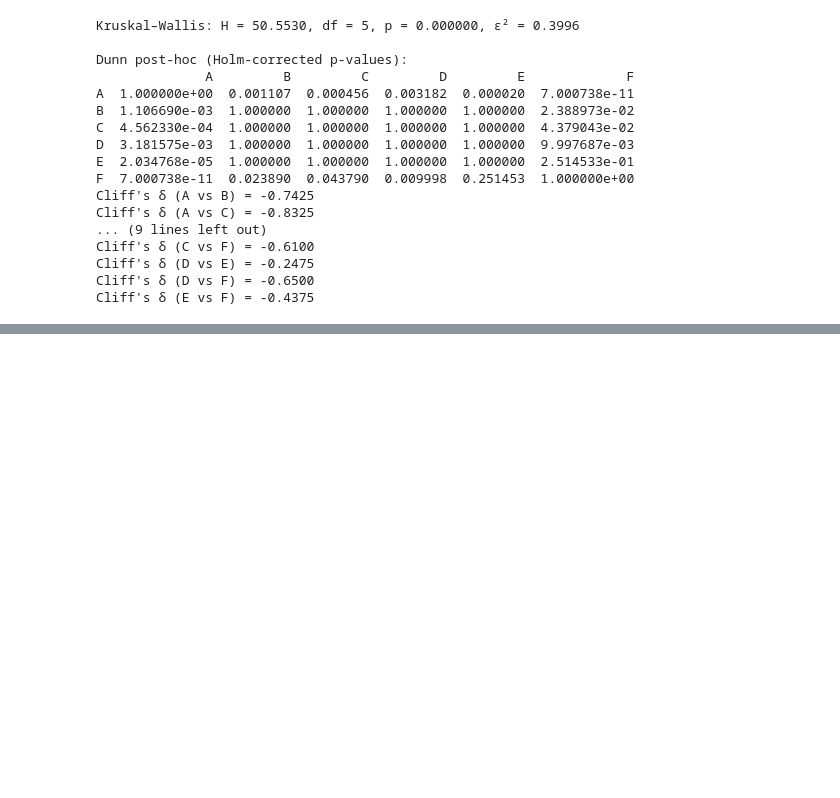
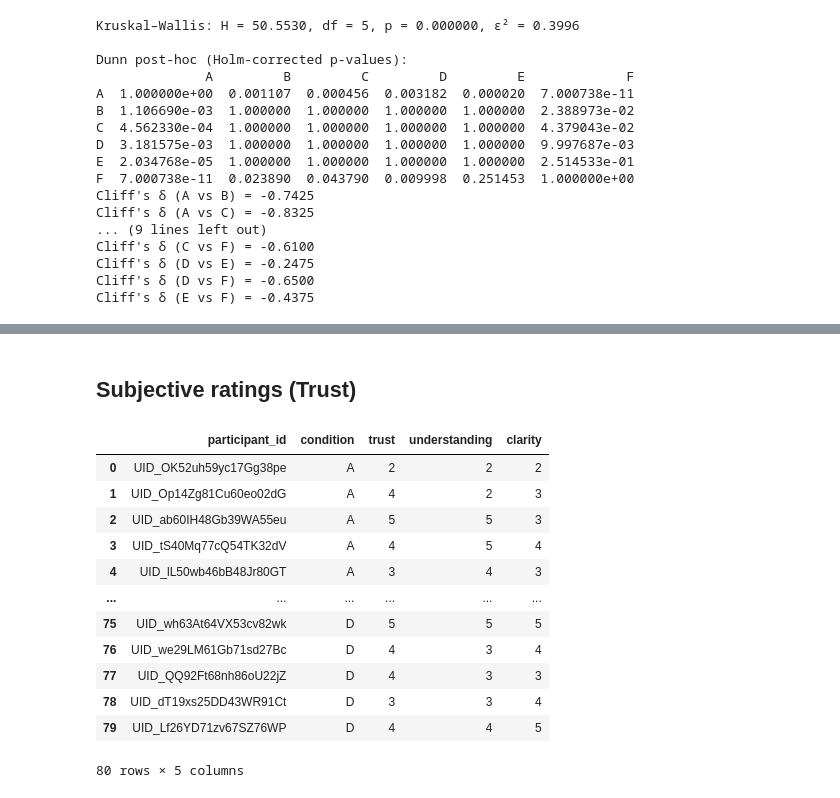
Before and after one commit to RuthiCohen/personalized_xai_aglorithm, a Jupyter notebook: statistical_analysis_all_experiments.ipynb, the cells around one changed output, grey strips where cells are left out. Drawn from its saved outputs; the diff is of its cells as text; code cells hidden in the pictures; blank space fills up the shorter version.

Commit message:
adding tests for all experiments

```diff
--- a/statistical_analysis_all_experiments.ipynb
+++ b/statistical_analysis_all_experiments.ipynb
@@ -407,0 +566,10 @@ Cliff's δ (E vs F) = -0.4375
+# %%
+# Load the dataset
+main = "experiment_3_LSAT"
+df_lsat = pd.read_csv(f'{main}/results/questionnaires_answers_log.csv')
+
+# drop by position (0-based)
+df_lsat = df_lsat.drop(df_lsat.index[30])   # removes the 31st row
+df_lsat = df_lsat.reset_index(drop=True)
+
+# df_experiment_details = pd.read_csv(f"{main}/results/experiment_runs_log_users_info_P7iwzVBKHYbSDrUWE.csv", header=0, usecols=range(10))
@@ -407,0 +612,10 @@ Cliff's δ (E vs F) = -0.4375
+# %%
+group_a_data = analysis_test_results(df_lsat, "A").head(20)
+group_b_data = analysis_test_results(df_lsat, "B").head(20)
+group_c_data = analysis_test_results(df_lsat, "C").head(20)
+group_d_data = analysis_test_results(df_lsat, "D").head(20)
+
+results = pd.concat(
+    [group_a_data, group_b_data, group_c_data, group_d_data],
+    ignore_index=True
+)
@@ -407,0 +655,2 @@ Cliff's δ (E vs F) = -0.4375
+# %% [markdown]
+## Subjective ratings (Trust)
@@ -407,0 +703,26 @@ Cliff's δ (E vs F) = -0.4375
+# %%
+group_a_data = analysis_lsat_post_hoc_results(df_lsat, "A").head(20)
+group_b_data = analysis_lsat_post_hoc_results(df_lsat, "B").head(20)
+group_c_data = analysis_lsat_post_hoc_results(df_lsat, "C").head(20)
+group_d_data = analysis_lsat_post_hoc_results(df_lsat, "D").head(20)
+
+all_data = pd.concat(
+    [group_a_data, group_b_data, group_c_data, group_d_data],
+    ignore_index=True
+)
+# %%
+all_data
+# %% [output]
+|  | participant_id | condition | trust | understanding | clarity |
+| 0 | UID_OK52uh59yc17Gg38pe | A | 2 | 2 | 2 |
+| 1 | UID_Op14Zg81Cu60eo02dG | A | 4 | 2 | 3 |
+| 2 | UID_ab60IH48Gb39WA55eu | A | 5 | 5 | 3 |
+| 3 | UID_tS40Mq77cQ54TK32dV | A | 4 | 5 | 4 |
+| 4 | UID_lL50wb46bB48Jr80GT | A | 3 | 4 | 3 |
+| ... | ... | ... | ... | ... | ... |
+| 75 | UID_wh63At64VX53cv82wk | D | 5 | 5 | 5 |
+| 76 | UID_we29LM61Gb71sd27Bc | D | 4 | 3 | 4 |
+| 77 | UID_QQ92Ft68nh86oU22jZ | D | 4 | 3 | 3 |
+| 78 | UID_dT19xs25DD43WR91Ct | D | 3 | 3 | 4 |
+| 79 | UID_Lf26YD71zv67SZ76WP | D | 4 | 4 | 5 |
+80 rows × 5 columns
```
Also changed, not shown: parts of 15 cells of this notebook.
